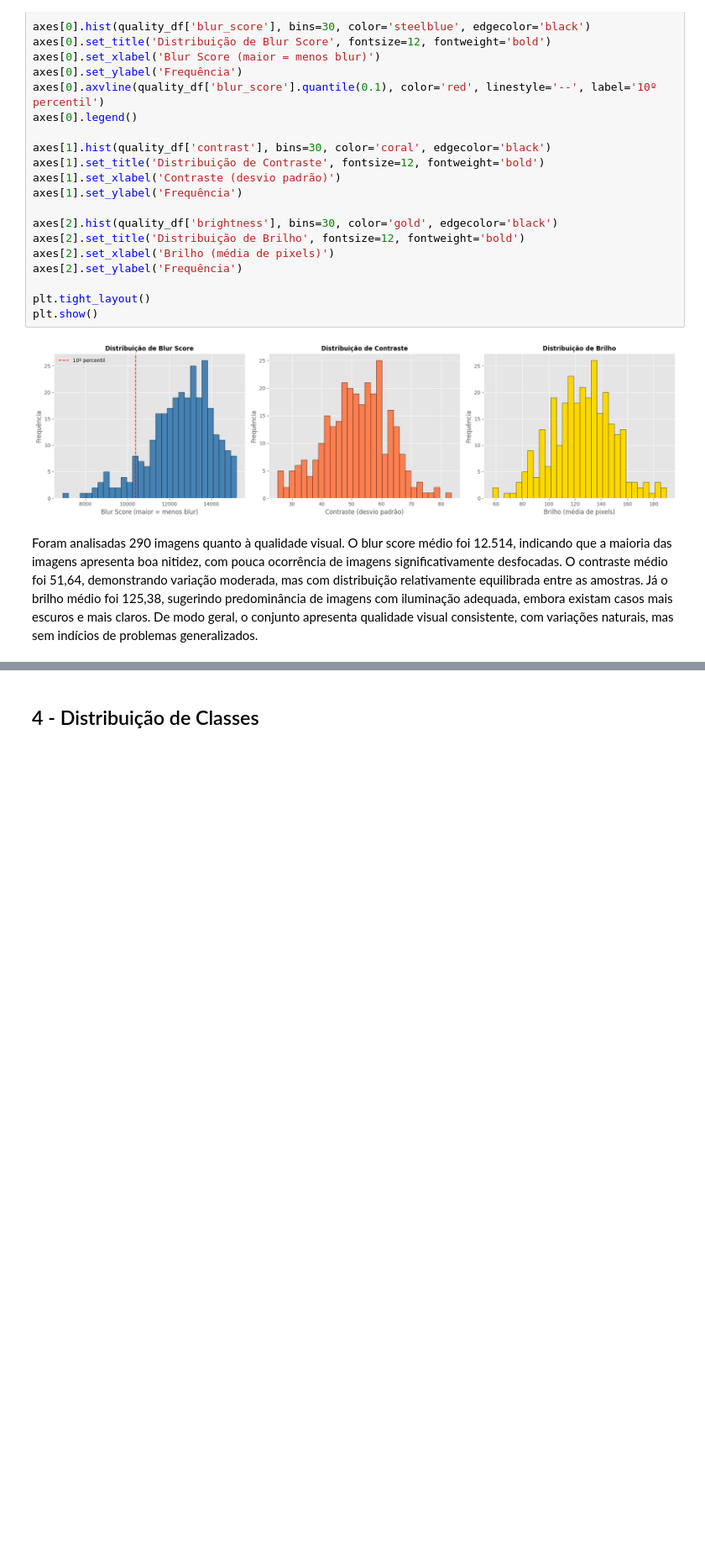
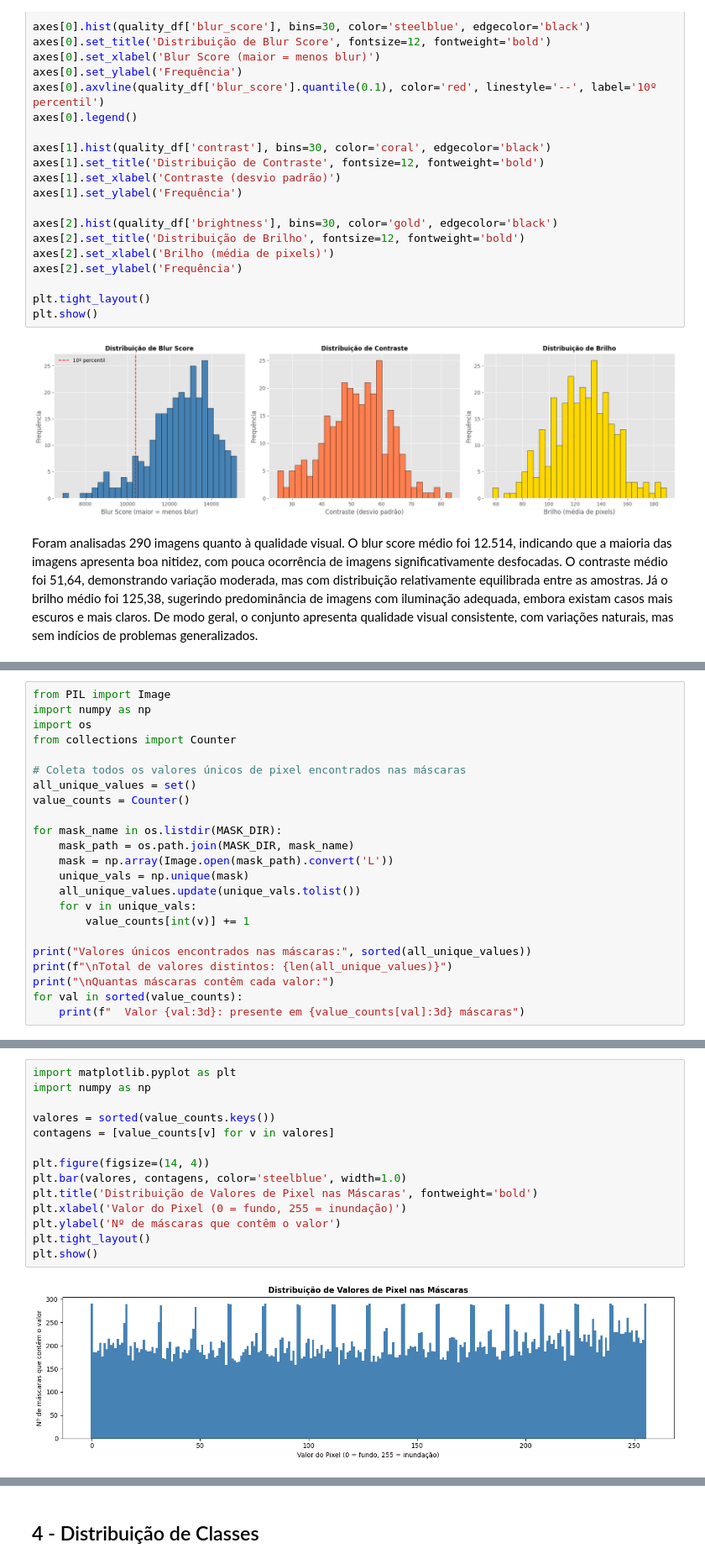
Before and after one commit to Alan-oliveir/squad-4_segmentacao_areas_inundacao, a Jupyter notebook: notebooks/squad_4_segmentacao_areas_inundacao.ipynb, the cells around one changed output, grey strips where cells are left out. Shown at 84% size. Cells and saved outputs as stored; diff of their text form; blank space fills up the shorter version.

Commit message:
feat: adiciona análise de valores de pixel das máscaras com validação Otsu em 290 amostras (tópico 3.5)

```diff
--- a/notebooks/squad_4_segmentacao_areas_inundacao.ipynb
+++ b/notebooks/squad_4_segmentacao_areas_inundacao.ipynb
@@ -885,0 +890,23 @@ Foram analisadas 290 imagens quanto à qualidade visual. O blur score médio foi
+# %%
+from PIL import Image
+import numpy as np
+import os
+from collections import Counter
+
+# Coleta todos os valores únicos de pixel encontrados nas máscaras
+all_unique_values = set()
+value_counts = Counter()
+
+for mask_name in os.listdir(MASK_DIR):
+    mask_path = os.path.join(MASK_DIR, mask_name)
+    mask = np.array(Image.open(mask_path).convert('L'))
+    unique_vals = np.unique(mask)
+    all_unique_values.update(unique_vals.tolist())
+    for v in unique_vals:
+        value_counts[int(v)] += 1
+
+print("Valores únicos encontrados nas máscaras:", sorted(all_unique_values))
+print(f"\nTotal de valores distintos: {len(all_unique_values)}")
+print("\nQuantas máscaras contêm cada valor:")
+for val in sorted(value_counts):
+    print(f"  Valor {val:3d}: presente em {value_counts[val]:3d} máscaras")
@@ -885,0 +931,16 @@ Foram analisadas 290 imagens quanto à qualidade visual. O blur score médio foi
+# %%
+import matplotlib.pyplot as plt
+import numpy as np
+
+valores = sorted(value_counts.keys())
+contagens = [value_counts[v] for v in valores]
+
+plt.figure(figsize=(14, 4))
+plt.bar(valores, contagens, color='steelblue', width=1.0)
+plt.title('Distribuição de Valores de Pixel nas Máscaras', fontweight='bold')
+plt.xlabel('Valor do Pixel (0 = fundo, 255 = inundação)')
+plt.ylabel('Nº de máscaras que contêm o valor')
+plt.tight_layout()
+plt.show()
+# %% [output]
+[figure, added]
```
Also changed, not shown: parts of 7 cells of this notebook.
